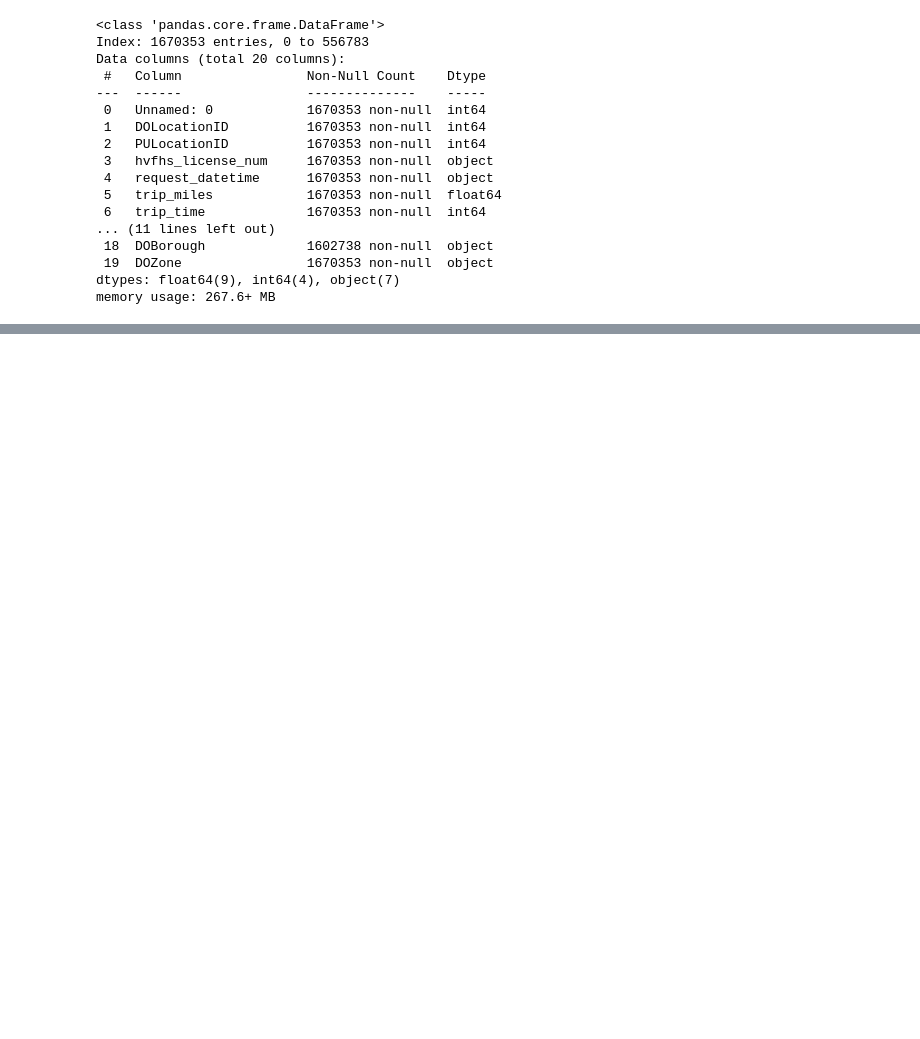
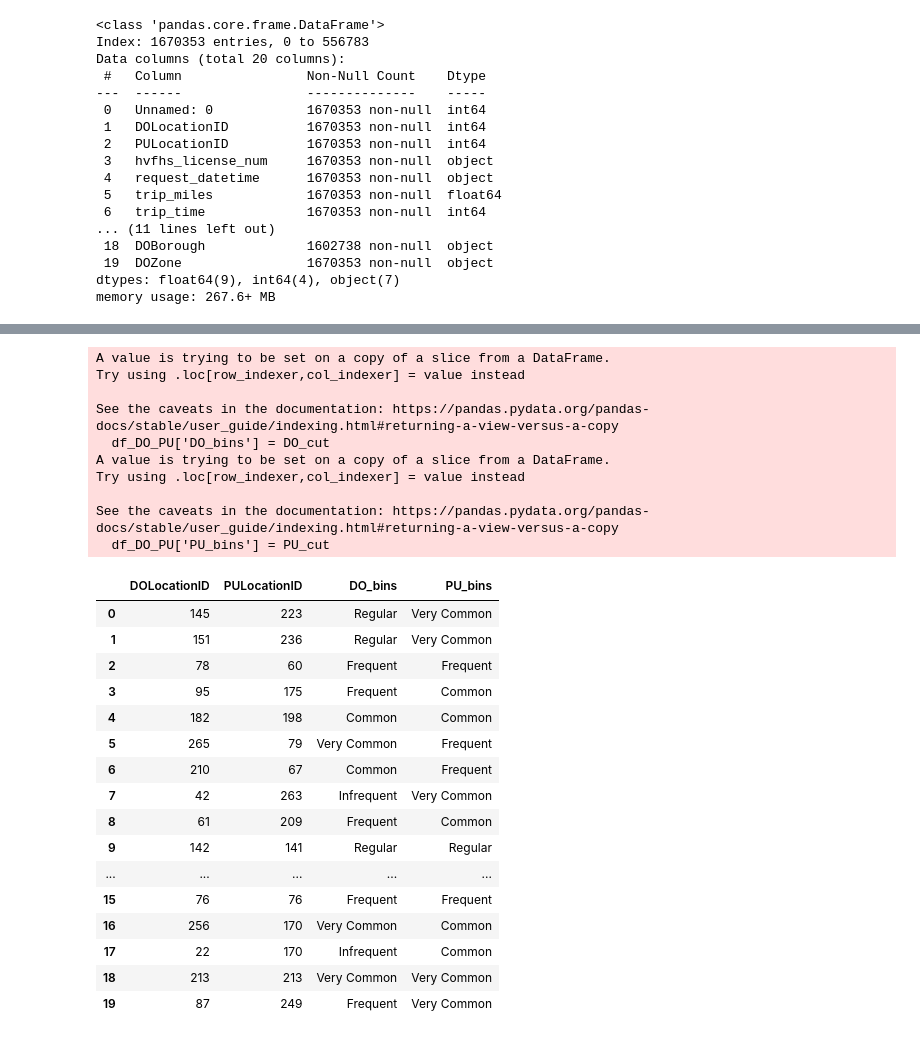
Before and after one commit to munozjon/NYC-Taxis, a Jupyter notebook: static/Untitled.ipynb, the cells around one changed output, grey strips where cells are left out. Drawn from its saved outputs; the diff is of its cells as text; code cells hidden in the pictures; blank space fills up the shorter version.

```diff
--- a/static/Untitled.ipynb
+++ b/static/Untitled.ipynb
@@ -44,0 +97,75 @@ plt.show()
+# %%
+# Import coordinates df
+coordinates_df = pd.read_csv('data/taxi_zone_lookup_coordinates.csv')
+
+
+# Combine coordinates to df
+
+# Merge df with coordinates_df on DOLocationID
+df_merged_DO = pd.merge(df, coordinates_df, left_on='DOLocationID', right_on='LocationID', suffixes=('', '_DO'))
+
+# Merge the resulting dataframe with coordinates_df again on PULocationID
+df_merged_both = pd.merge(df_merged_DO, coordinates_df, left_on='PULocationID', right_on='LocationID', suffixes=('_DO', '_PU'))
+
+# Drop the additional 'LocationID' columns from the merges
+df_merged_both = df_merged_both.drop(columns=['LocationID_DO', 'LocationID_PU', 'service_zone_DO', 'service_zone_PU',
+                                              'Borough_PU', 'Zone_PU','Borough_DO', 'Zone_DO'
+                                             ])
+
+
+DO_cut = pd.cut(df_merged_both['DOLocationID'], bins = 5, precision = 0,  labels=['Infrequent', 'Frequent',\
+                                                                             'Regular', 'Common', 'Very Common'])
+PU_cut = pd.cut(df_merged_both['PULocationID'], bins = 5, precision = 0,  labels=['Infrequent', 'Frequent',\
+                                                                             'Regular', 'Common', 'Very Common'])
+
+
+df_DO_PU = df_merged_both[['DOLocationID', 'PULocationID']]
+
+df_DO_PU['DO_bins'] = DO_cut
+df_DO_PU['PU_bins'] = PU_cut
+
+df_DO_PU.head(20)
+
+
+# Bin the DOLocationID's into 10 columns based on frequency
+# DO_qc = pd.qcut(df_merged_both['DOLocationID'].value_counts(), q=10, precision=0)
+# df_bins_DO = pd.merge(df_merged_both, DO_qc, left_on='DOLocationID', right_index=True)
+# df_bins_DO = df_bins_DO.rename(columns={'count': 'DO_bins'})
+
+# PU_qc = pd.qcut(df_merged_both['PULocationID'].value_counts(), q=10, precision=0)
+# df_coord_bins_final = pd.merge(df_bins_DO, PU_qc, left_on='PULocationID', right_index=True)
+# df_coord_bins_final = df_coord_bins_final.rename(columns={'count': 'PU_bins'})
+
+# df_coord_bins_final = df_coord_bins_final.astype({'DO_bins': 'object', 'PU_bins': 'object'})
+
+# coords_json = df_coord_bins_final.to_json(orient="records")
+
+# coords_json
+# %% [output]
+A value is trying to be set on a copy of a slice from a DataFrame.
+Try using .loc[row_indexer,col_indexer] = value instead
+
+See the caveats in the documentation: https://pandas.pydata.org/pandas-docs/stable/user_guide/indexing.html#returning-a-view-versus-a-copy
+  df_DO_PU['DO_bins'] = DO_cut
+A value is trying to be set on a copy of a slice from a DataFrame.
+Try using .loc[row_indexer,col_indexer] = value instead
+
+See the caveats in the documentation: https://pandas.pydata.org/pandas-docs/stable/user_guide/indexing.html#returning-a-view-versus-a-copy
+  df_DO_PU['PU_bins'] = PU_cut
+|  | DOLocationID | PULocationID | DO_bins | PU_bins |
+| 0 | 145 | 223 | Regular | Very Common |
+| 1 | 151 | 236 | Regular | Very Common |
+| 2 | 78 | 60 | Frequent | Frequent |
+| 3 | 95 | 175 | Frequent | Common |
+| 4 | 182 | 198 | Common | Common |
+| 5 | 265 | 79 | Very Common | Frequent |
+| 6 | 210 | 67 | Common | Frequent |
+| 7 | 42 | 263 | Infrequent | Very Common |
+| 8 | 61 | 209 | Frequent | Common |
+| 9 | 142 | 141 | Regular | Regular |
+| ... | ... | ... | ... | ... |
+| 15 | 76 | 76 | Frequent | Frequent |
+| 16 | 256 | 170 | Very Common | Common |
+| 17 | 22 | 170 | Infrequent | Common |
+| 18 | 213 | 213 | Very Common | Very Common |
+| 19 | 87 | 249 | Frequent | Very Common |
```
Also changed, not shown: parts of 13 cells of this notebook, 5 other files.
